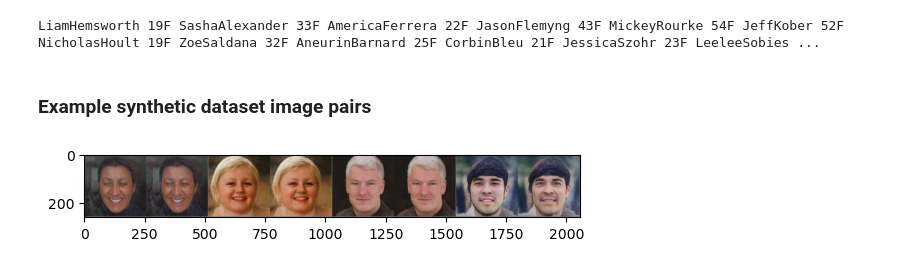
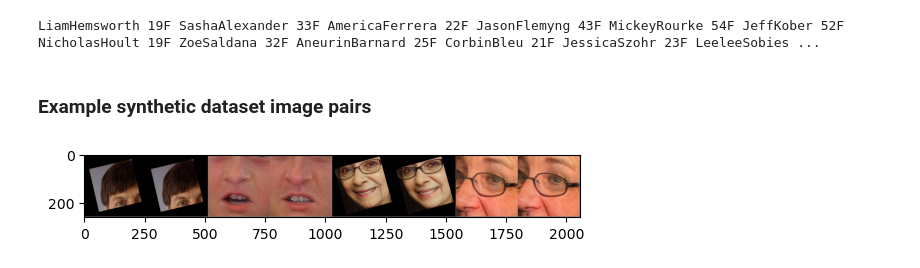
Before and after one commit to pdombrza/face-aging-models, a Jupyter notebook: notebooks/analysis.ipynb, the cells around one changed output. Drawn from its saved outputs; the diff is of its cells as text; code cells hidden in the pictures.

Commit message:
Update data augmentation

```diff
--- a/notebooks/analysis.ipynb
+++ b/notebooks/analysis.ipynb
@@ -265,22 +267,26 @@ LiamHemsworth 19F SashaAlexander 33F AmericaFerrera 22F JasonFlemyng 43F MickeyR
 # %%
 %matplotlib inline
 from datasets.synthetic_loader import SynthFRANDataset
 from constants import SYNTHETIC_IMAGES_FULL
 images_path = SYNTHETIC_IMAGES_FULL
-transform = transforms.Compose(
-    [
-        transforms.ConvertImageDtype(dtype=torch.float),
-        transforms.Resize((256, 256)),
-        transforms.Normalize((0.5, 0.5, 0.5), (0.5, 0.5, 0.5)),
-    ]
+transform = AugmentationSequential(
+    transforms.ConvertImageDtype(dtype=torch.float),
+    kornia.augmentation.RandomCrop((256, 256)),
+    kornia.augmentation.ColorJitter(p=0.5),
+    kornia.augmentation.RandomBoxBlur(p=0.1),
+    kornia.augmentation.RandomBrightness(p=0.5),
+    kornia.augmentation.RandomContrast(p=0.5),
+    kornia.augmentation.RandomAffine(degrees=(-30, 30), scale=(0.5, 1.5), p=0.6),
+    transforms.Normalize((0.5, 0.5, 0.5), (0.5, 0.5, 0.5)),
+    same_on_batch=False,
 )
 batch_size = 4
 dataset = SynthFRANDataset(images_path, transform=transform)
 dataloader = DataLoader(dataset, batch_size=batch_size, shuffle=True)
 batch = next(iter(dataloader))
 inputs = batch["input_img"]
 targets = batch["target_img"]
 images = torch.cat((inputs, targets), dim=-1)
 imshow(torchvision.utils.make_grid(images))
 # %% [output]
-[figure, old version]
+[figure, new version]
```
Also changed, not shown: parts of 1 cell of this notebook, 1 other file.
